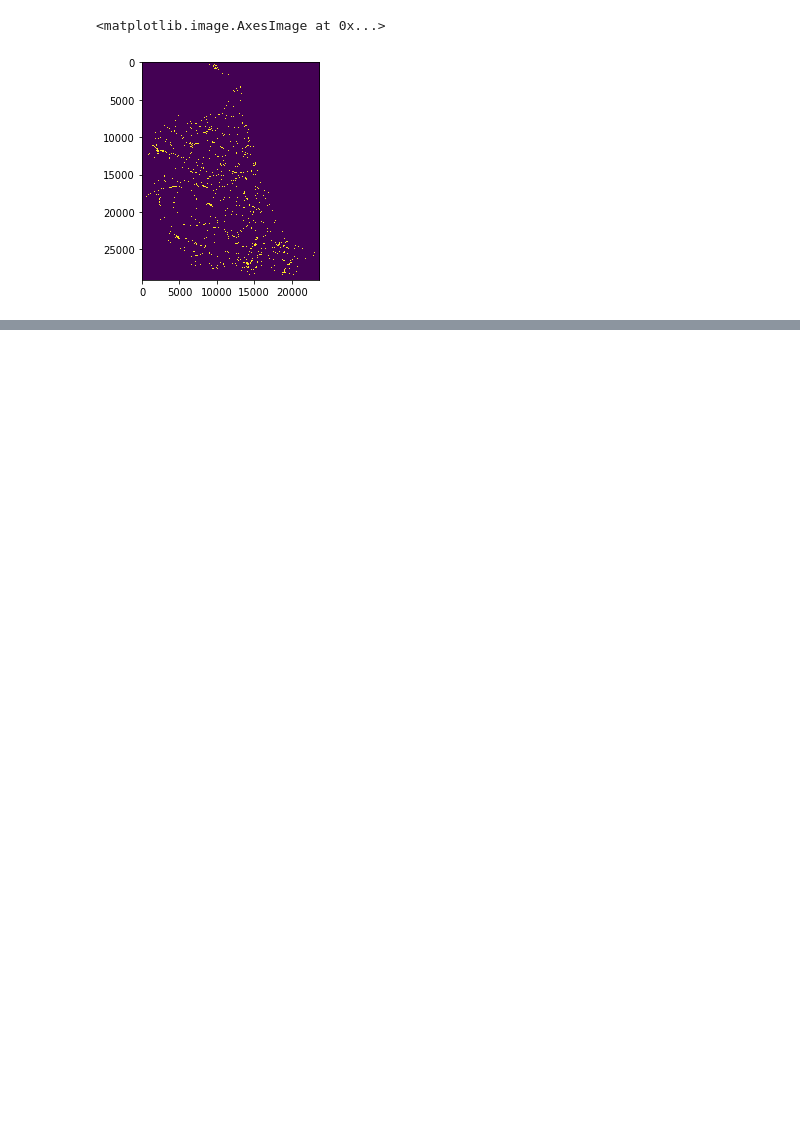
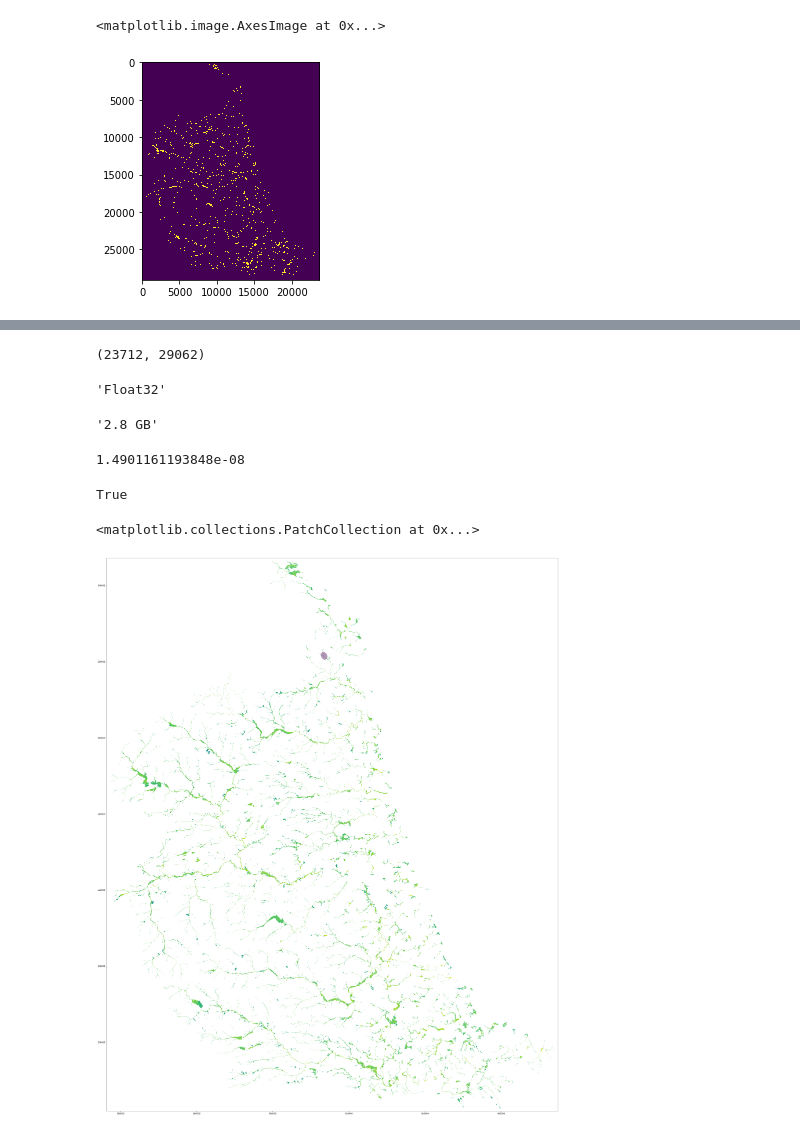
Before and after one commit to pdh21/Ambiental_C1, a Jupyter notebook: Data_Analysis.ipynb, the cells around one changed output, grey strips where cells are left out. Cells and saved outputs as stored; diff of their text form; code cells hidden in the pictures; blank space fills up the shorter version.

```diff
--- a/Data_Analysis.ipynb
+++ b/Data_Analysis.ipynb
@@ -45,0 +87,2 @@ plt.imshow(arr)
+# %%
+geo_transform = floodmap.GetGeoTransform()
@@ -45,0 +93,44 @@ plt.imshow(arr)
+# %%
+origin_x = geo_transform[0]
+origin_y = geo_transform[3]
+pixel_width = geo_transform[1]
+pixel_height = geo_transform[5]
+n_cols = floodmap.RasterXSize
+n_rows = floodmap.RasterYSize
+n_cols, n_rows
+# %% [output]
+(23712, 29062)
+# %%
+band = floodmap.GetRasterBand(1)
+gdal.GetDataTypeName(band.DataType)
+# %% [output]
+'Float32'
+# %%
+import humanize
+humanize.naturalsize(n_cols * n_rows * 4)
+# %% [output]
+'2.8 GB'
+# %%
+band.GetMinimum()
+# %% [output]
+1.4901161193848e-08
+# %%
+band.GetColorTable() is None
+# %% [output]
+True
+# %%
+extent_lonlat = (
+    origin_x,
+    origin_x + (pixel_width * floodmap.RasterXSize),
+    origin_y + (pixel_height * floodmap.RasterYSize),
+    origin_y
+)
+# %%
+fig, ax = plt.subplots(figsize=(50,50))
+plt.imshow(np.log10(arr), vmin=np.log10(band.GetMinimum()), vmax=np.log10(band.GetMaximum()), cmap='viridis', extent=extent_lonlat)
+p = PatchCollection(patches, alpha=0.4)
+p.set_array(np.array(colors))
+ax.add_collection(p)
+# %% [output]
+<matplotlib.collections.PatchCollection at 0x...>
+[figure, added]
```
Also changed, not shown: parts of 10 cells of this notebook.
